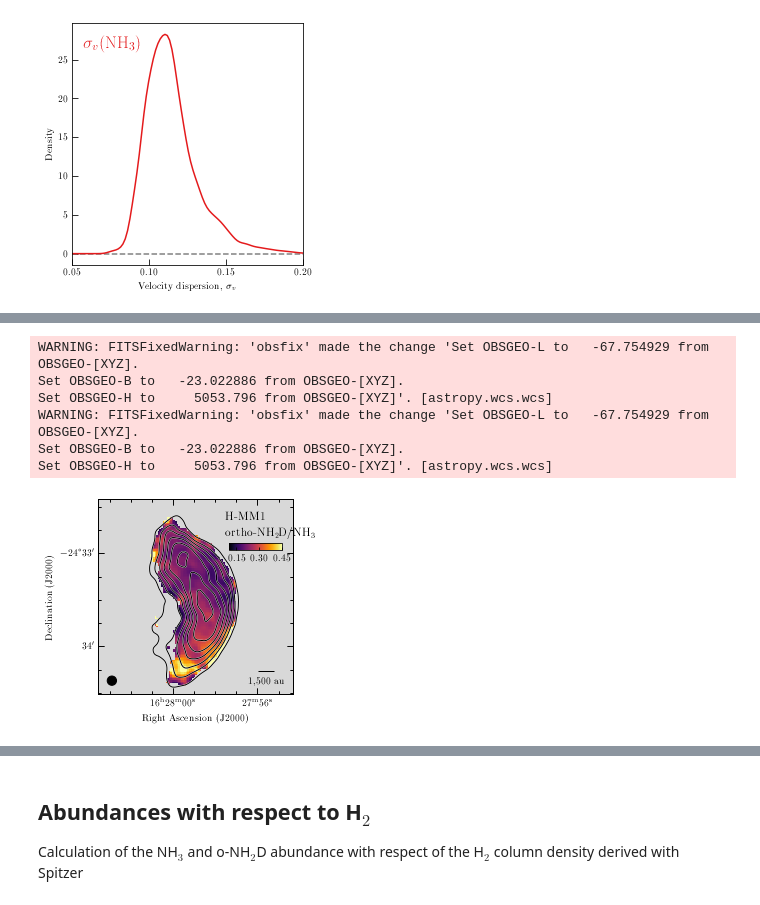
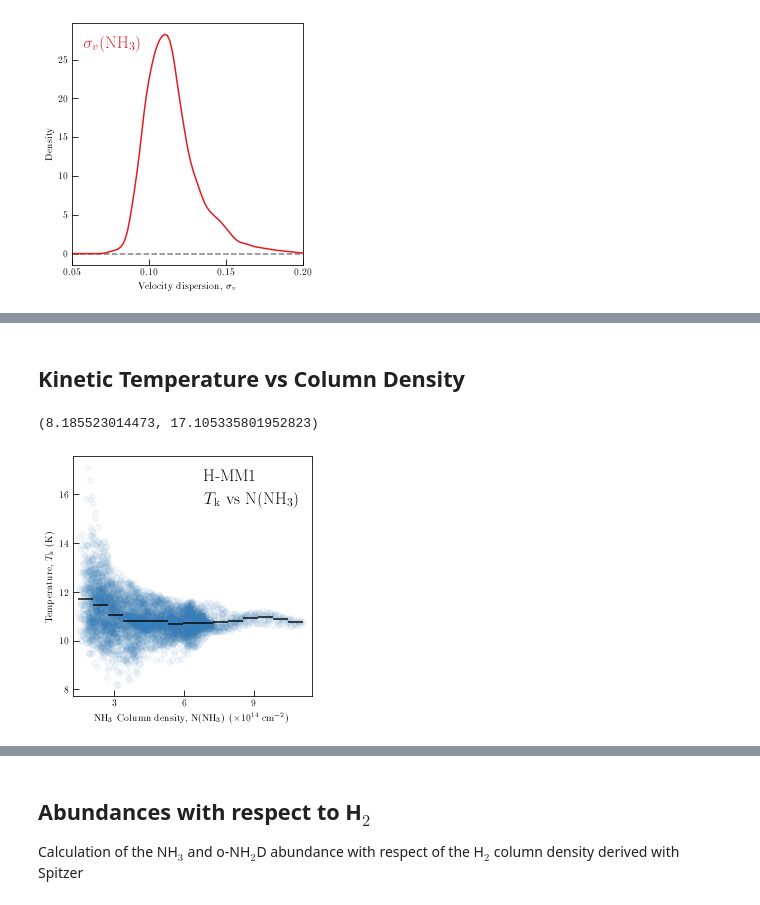
Before and after one commit to jpinedaf/H-MM1_NH3, a Jupyter notebook: H-MM1_NH3_H2.ipynb, the cells around one changed output, grey strips where cells are left out. Saved outputs shown, nothing was run; the diff lists cells and outputs as text; code cells hidden in the pictures.

Commit message:
Major update to analysis -Improved figures -Replaced some scatter plots into KDE ones -Added NH3/H2 abundance calculations and plots -updated Jupyter notebook

```diff
--- a/H-MM1_NH3_H2.ipynb
+++ b/H-MM1_NH3_H2.ipynb
@@ -29,8 +25,6 @@ WARNING: AstropyDeprecationWarning: block_reduce was moved to the astropy.nddata
 # %%
 file_NH3_TdV = 'data/H-MM1_NH3_11_TdV.fits'
 file_NH3_22_TdV = 'data/H-MM1_NH3_22_TdV.fits'
-file_oNH2D_TdV = 'data/H-MM1_oNH2D_TdV.fits'
-file_pNH2D_TdV = 'data/H-MM1_pNH2D_TdV.fits'
 file_H2 = 'data/H-MM1_NH2_6arcsec_aligned.fits'
 
 xpos_lab1, ypos_lab1 = (0.65, 0.915)
@@ -40,7 +34,9 @@ xpos_lab3, ypos_lab3 = (0.075, 0.875)
 col_pos = [0.675, 0.7, 0.185, 0.025]
 
 cont_NH3 = np.arange(1.5, 5.1, 0.75)
-cont_oNH2D = np.arange(0.08, 0.9, 0.08)
-cont_pNH2D = np.arange(0.05, 0.6, 0.05)
 
-color_kde = ['#e41a1c', 'blue']
+color_kde = ['#e41a1c', '#377eb8']
+color_levels = ['#ffffcc', '#ffeda0', '#fed976', '#feb24c',
+                '#fd8d3c', '#fc4e2a', '#e31a1c', '#b10026']
+color_levels2 = ['#deebf7', '#c6dbef', '#9ecae1', '#6baed6',
+                 '#4292c6', '#2171b5', '#08519c', '#08306b']
@@ -434,2 +385,0 @@ Ingegfrated intensity
-# %%
-plt.rcParams['font.weight']
@@ -1344,25 +386,2 @@ hdu_pNH2D_regrid = fits.PrimaryHDU(pNH2D_array*1e14, hd_Ncol)
-# %%
-text_color = 'black'
-fig = aplpy.FITSFigure(hdu_oNH2D_NH3_regrid, figsize=(4, 4))
-fig.show_colorscale(vmin=0.1, vmax=0.45, cmap='inferno', interpolation='None')
-plot_setup_alma(fig, label_col=text_color)
-#
-fig.add_label(xpos_lab1, ypos_lab1, 'H-MM1', relative=True,
-                horizontalalignment='left', color=text_color, size=12)
-fig.add_label(xpos_lab2, ypos_lab2, r'ortho-NH$_2$D/NH$_3$', relative=True,
-                horizontalalignment='left', color=text_color, size=12)
-
-fig.add_colorbar()
-fig.colorbar.set_box(col_pos, 'horizontal')
-fig.colorbar.set_ticks([0.15, 0.3, 0.45])
-plt.tight_layout()
-#
-fig.savefig('figs/H-MM1_oNH2D_NH3_ratio.pdf', dpi=100)
-# %% [output]
-WARNING: FITSFixedWarning: 'obsfix' made the change 'Set OBSGEO-L to   -67.754929 from OBSGEO-[XYZ].
-Set OBSGEO-B to   -23.022886 from OBSGEO-[XYZ].
-Set OBSGEO-H to     5053.796 from OBSGEO-[XYZ]'. [astropy.wcs.wcs]
-WARNING: FITSFixedWarning: 'obsfix' made the change 'Set OBSGEO-L to   -67.754929 from OBSGEO-[XYZ].
-Set OBSGEO-B to   -23.022886 from OBSGEO-[XYZ].
-Set OBSGEO-H to     5053.796 from OBSGEO-[XYZ]'. [astropy.wcs.wcs]
-[figure, removed]
+# %% [markdown]
+## Kinetic Temperature vs Column Density
@@ -1368,0 +398,4 @@ Set OBSGEO-H to     5053.796 from OBSGEO-[XYZ]'. [astropy.wcs.wcs]
+# %%
+np.min(tk[gd_Tk_H2]), np.max(tk[gd_Tk_H2])
+# %% [output]
+(8.185523014473, 17.105335801952823)
@@ -1368,0 +429,24 @@ Set OBSGEO-H to     5053.796 from OBSGEO-[XYZ]'. [astropy.wcs.wcs]
+# %%
+fig, ax = plt.subplots(figsize=(4, 4))
+ax.scatter(NH3_Ncol_lin, tk, alpha=0.05, color=color_kde[1])#, facecolors='blue', edgecolors='gray')
+# binned values
+ax.hlines(bin_means_Tk_NH3, bin_edges_Tk_NH3[:-1], bin_edges_Tk_NH3[1:],
+          colors='black', lw=2, alpha=0.7)
+ax.set_xlim(range_N11)
+
+ax.set_xlabel(r"NH$_3$ Column density, N(NH$_3$) ($\times 10^{14}$ cm$^{-2}$)")
+ax.set_ylabel(r"Temperature, $T_{\rm k}$ (K)")
+#
+ax.tick_params(which='major', length=6)
+ax.tick_params(which='minor', length=3)
+
+ax.text(0.55, 0.9,  r'H-MM1', color='black',
+        transform=ax.transAxes, size=17, weight=60)
+ax.text(0.55, 0.8,  r'$T_{\rm k}$ vs N(NH$_3$)', color='black',
+        transform=ax.transAxes, size=17, weight=60)
+ax.set_xticks([3, 6, 9])
+plt.tight_layout()
+#
+fig.savefig('figs/H-MM1_NH3_Tk_Ncol.pdf', dpi=100)
+# %% [output]
+[figure, added]
```
Also changed, not shown: parts of 120 cells of this notebook, 17 other files.
